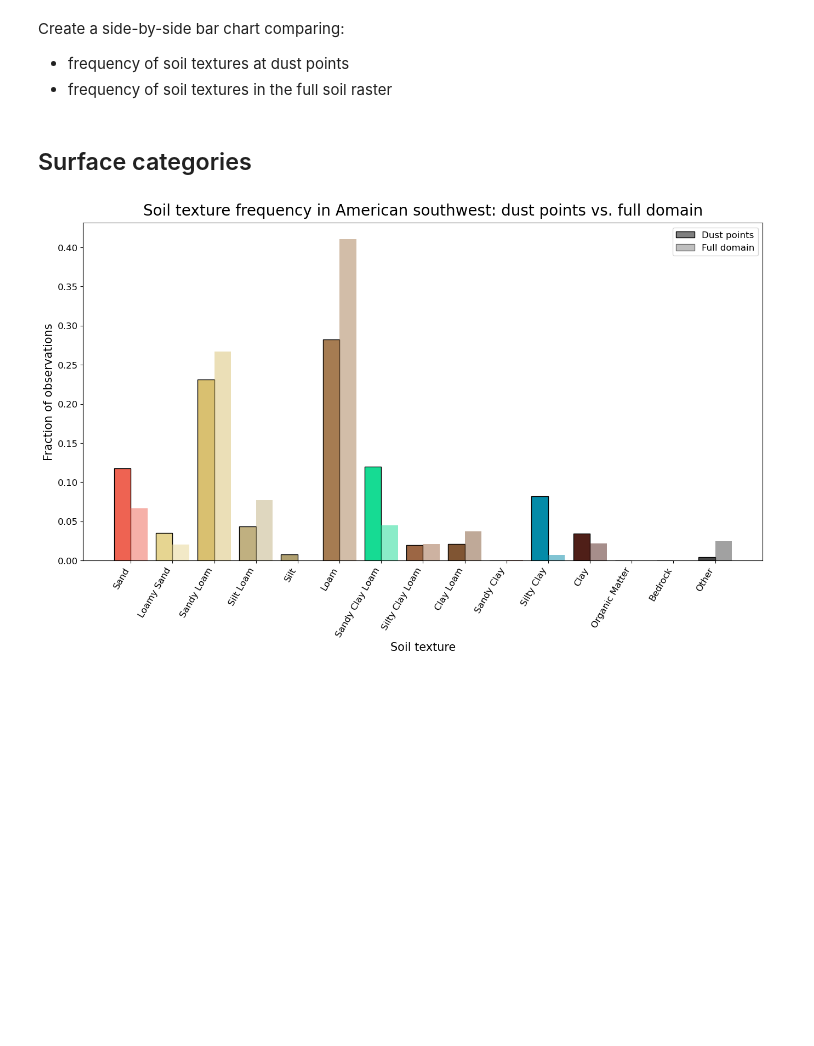
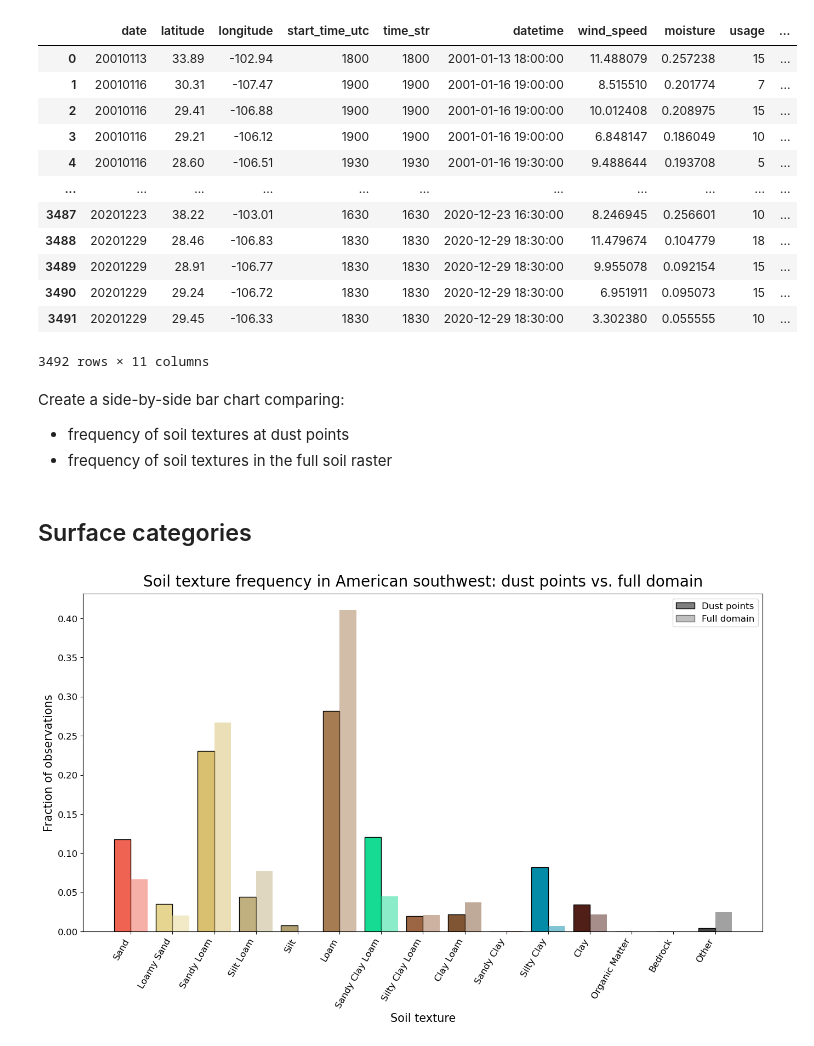
Before and after one commit to jesseturner/WLDAS_Analysis, a Jupyter notebook: ANALYSIS_bar_charts.ipynb, the cells around one changed output. Drawn from its saved outputs; the diff is of its cells as text; code cells hidden in the pictures; blank space fills up the shorter version.

```diff
--- a/ANALYSIS_bar_charts.ipynb
+++ b/ANALYSIS_bar_charts.ipynb
@@ -7,9 +7,25 @@ import pandas as pd
 import numpy as np
 import xarray as xr
 # %%
-dust_df = pd.read_csv("DATA/processed/3_dust_points_vars_2026-05-07.csv")
+dust_df = pd.read_csv("DATA/processed/3_dust_points_vars_2026-05-15.csv")
 control_ds = xr.open_dataset("DATA/processed/4_control_grid_2026-05-06.nc")
 control_ds_dust_sites = xr.open_dataset("DATA/processed/5_control_grid_dust_sites_2026-05-07.nc")
+# %%
+dust_df
+# %% [output]
+|  | date | latitude | longitude | start_time_utc | time_str | datetime | wind_speed | moisture | usage | ... |
+| 0 | 20010113 | 33.89 | -102.94 | 1800 | 1800 | 2001-01-13 18:00:00 | 11.488079 | 0.257238 | 15 | ... |
+| 1 | 20010116 | 30.31 | -107.47 | 1900 | 1900 | 2001-01-16 19:00:00 | 8.515510 | 0.201774 | 7 | ... |
+| 2 | 20010116 | 29.41 | -106.88 | 1900 | 1900 | 2001-01-16 19:00:00 | 10.012408 | 0.208975 | 15 | ... |
+| 3 | 20010116 | 29.21 | -106.12 | 1900 | 1900 | 2001-01-16 19:00:00 | 6.848147 | 0.186049 | 10 | ... |
+| 4 | 20010116 | 28.60 | -106.51 | 1930 | 1930 | 2001-01-16 19:30:00 | 9.488644 | 0.193708 | 5 | ... |
+| ... | ... | ... | ... | ... | ... | ... | ... | ... | ... | ... |
+| 3487 | 20201223 | 38.22 | -103.01 | 1630 | 1630 | 2020-12-23 16:30:00 | 8.246945 | 0.256601 | 10 | ... |
+| 3488 | 20201229 | 28.46 | -106.83 | 1830 | 1830 | 2020-12-29 18:30:00 | 11.479674 | 0.104779 | 18 | ... |
+| 3489 | 20201229 | 28.91 | -106.77 | 1830 | 1830 | 2020-12-29 18:30:00 | 9.955078 | 0.092154 | 15 | ... |
+| 3490 | 20201229 | 29.24 | -106.72 | 1830 | 1830 | 2020-12-29 18:30:00 | 6.951911 | 0.095073 | 15 | ... |
+| 3491 | 20201229 | 29.45 | -106.33 | 1830 | 1830 | 2020-12-29 18:30:00 | 3.302380 | 0.055555 | 10 | ... |
+3492 rows × 11 columns
 # %% [markdown]
 Create a side-by-side bar chart comparing:
 - frequency of soil textures at dust points
```
Also changed, not shown: parts of 2 cells of this notebook, 1 other file.
